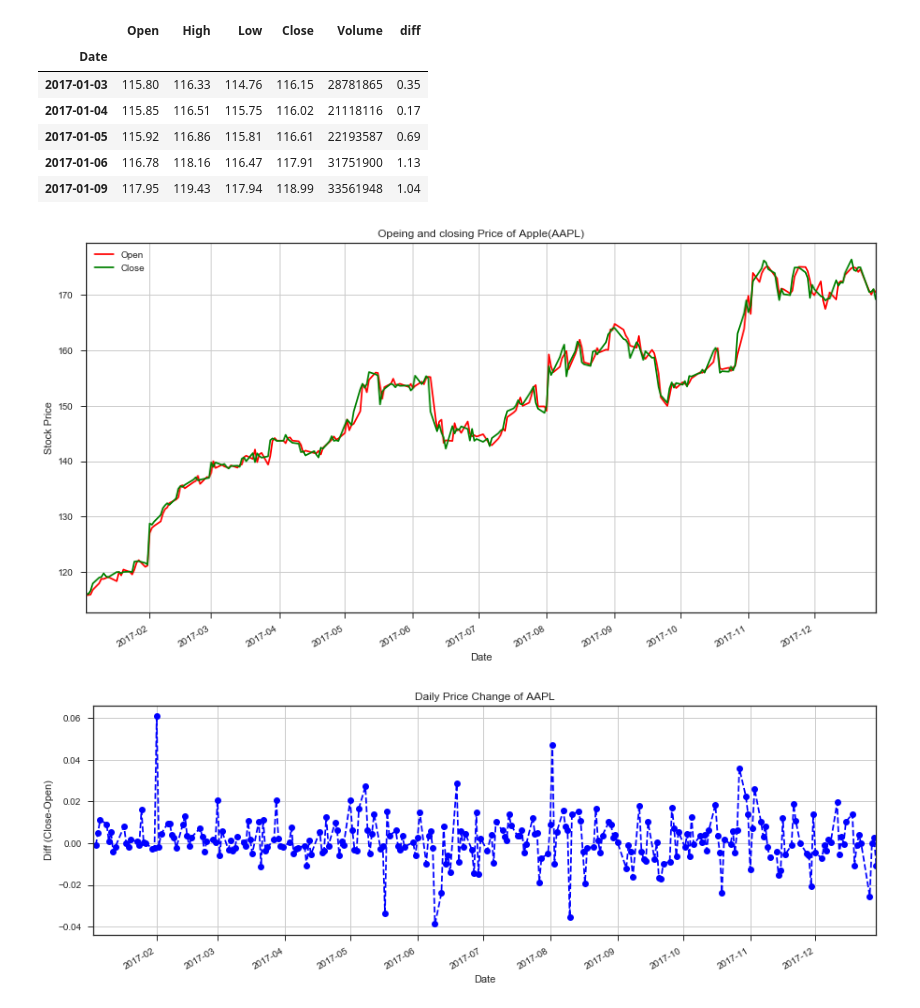
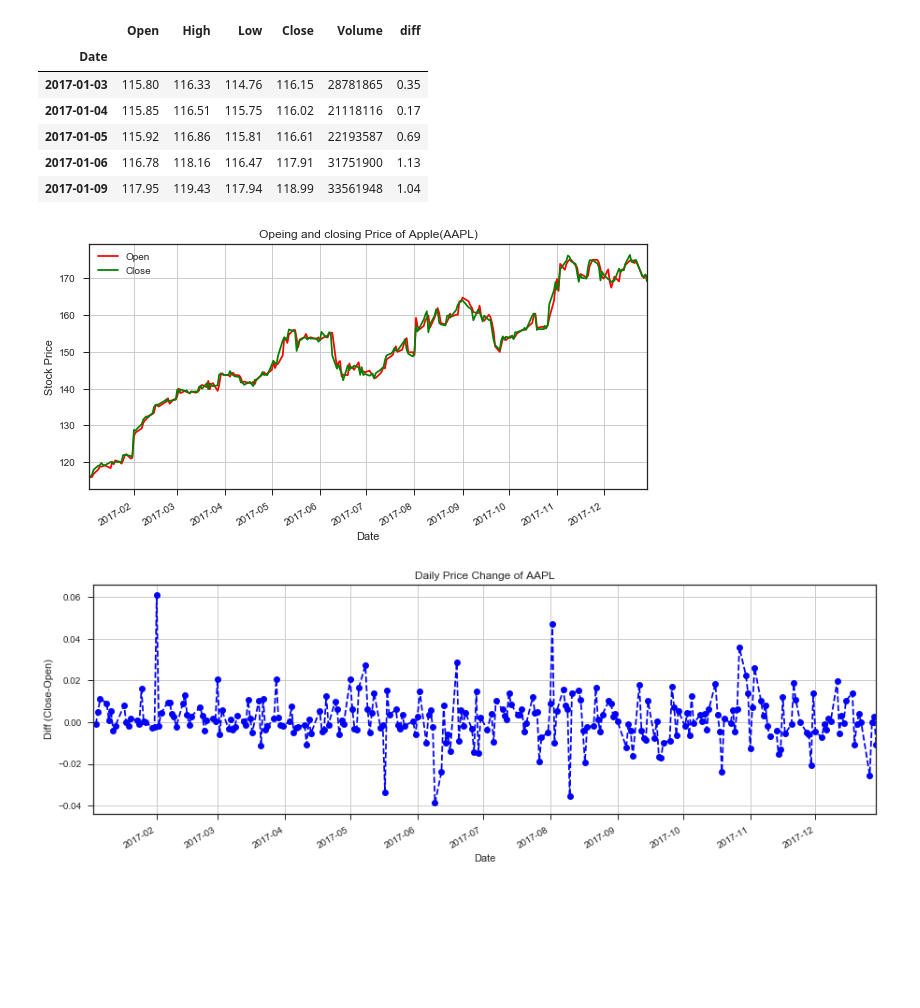
Before and after one commit to gayatripingale/Stocks-Project, a Jupyter notebook: Gp_Stock_Analysis.ipynb, the cells around one changed output. Saved outputs shown, nothing was run; the diff lists cells and outputs as text; code cells hidden in the pictures; blank space fills up the shorter version.

```diff
--- a/Gp_Stock_Analysis.ipynb
+++ b/Gp_Stock_Analysis.ipynb
@@ -309,15 +311,15 @@ to fail at random. Failure is especially common when bulk downloading.
 | 2017-01-09 | 117.95 | 119.43 | 117.94 | 118.99 | 33561948 | 1.04 |
 # %%
 
-AAPL_stocks_data["Open"].plot(legend = True,color = "red",figsize = (15,8))
-AAPL_stocks_data["Close"].plot(legend = True, color = "green", figsize = (15,8))
+AAPL_stocks_data["Open"].plot(legend = True,color = "red",figsize = (10,5))
+AAPL_stocks_data["Close"].plot(legend = True, color = "green", figsize = (10,5))
 plt.ylabel("Stock Price")
 plt.title("Opeing and closing Price of Apple(AAPL)")
 plt.grid()
 plt.savefig("aaplopenclose.png")
 plt.show()
 # %% [output]
-[figure, old version]
+[figure, new version]
 # %%
 # Daily % return
 percent_return = AAPL_stocks_data["Close"].pct_change()
```
Also changed, not shown: parts of 6 cells of this notebook, 23 other files.
